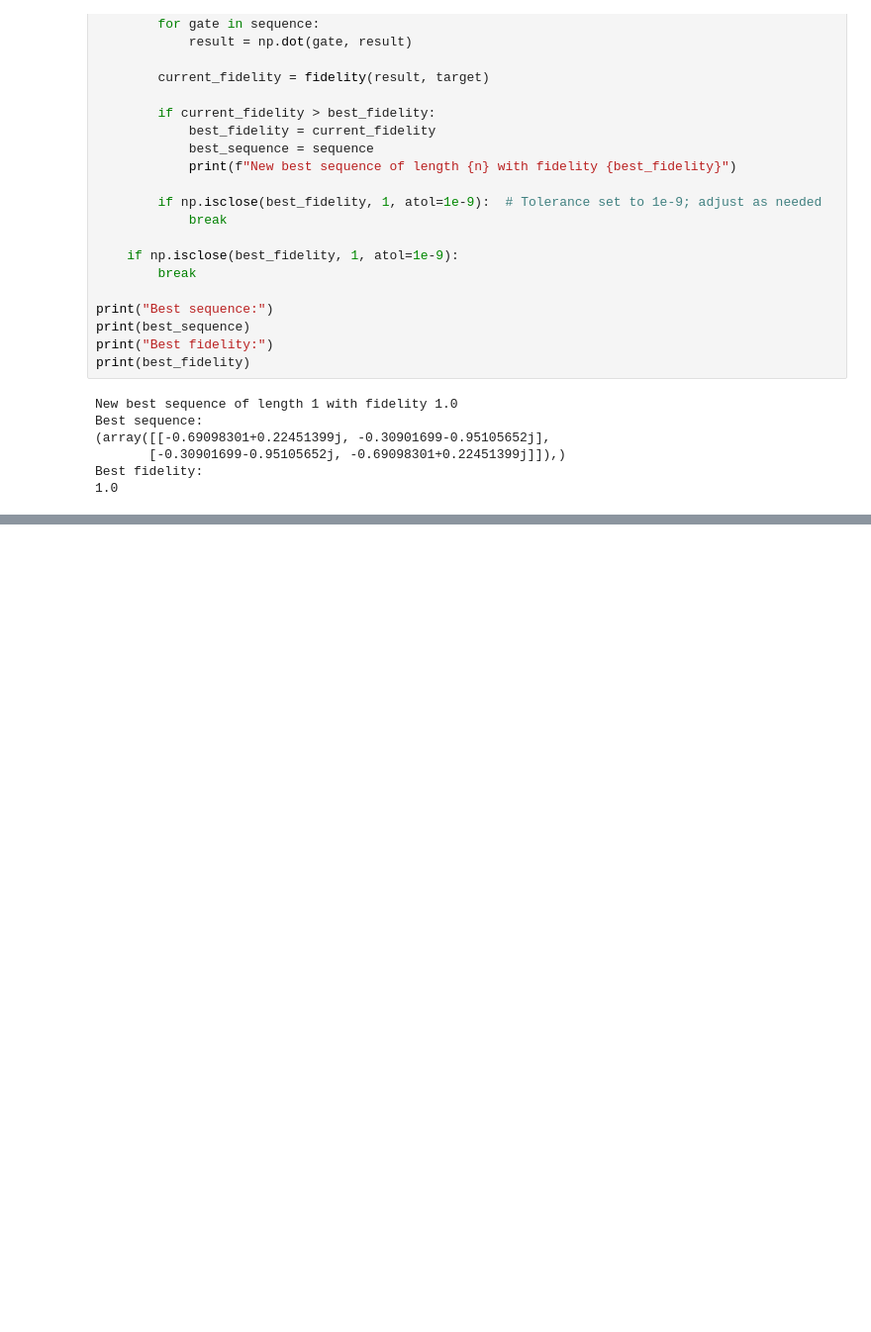
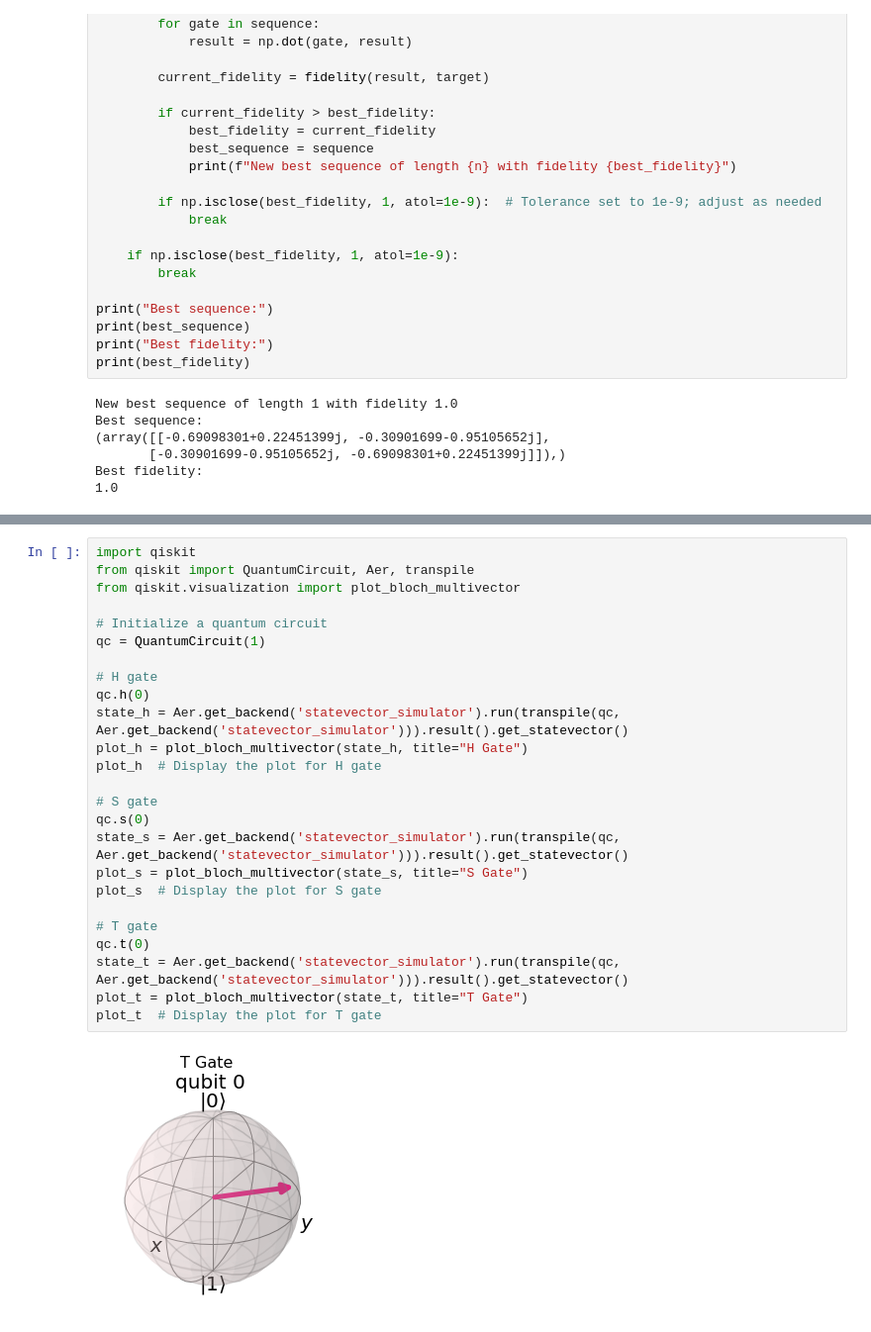
Before and after one commit to sofiaatuff/Q_Circuit_examples, a Jupyter notebook: testing_123.ipynb, the cells around one changed output, grey strips where cells are left out. Shown at 99% size. Saved outputs shown, nothing was run; the diff lists cells and outputs as text; blank space fills up the shorter version.

```diff
--- a/testing_123.ipynb
+++ b/testing_123.ipynb
@@ -317,0 +391,27 @@ Best fidelity:
+# %%
+import qiskit
+from qiskit import QuantumCircuit, Aer, transpile
+from qiskit.visualization import plot_bloch_multivector
+
+# Initialize a quantum circuit
+qc = QuantumCircuit(1)
+
+# H gate
+qc.h(0)
+state_h = Aer.get_backend('statevector_simulator').run(transpile(qc, Aer.get_backend('statevector_simulator'))).result().get_statevector()
+plot_h = plot_bloch_multivector(state_h, title="H Gate")
+plot_h  # Display the plot for H gate
+
+# S gate
+qc.s(0)
+state_s = Aer.get_backend('statevector_simulator').run(transpile(qc, Aer.get_backend('statevector_simulator'))).result().get_statevector()
+plot_s = plot_bloch_multivector(state_s, title="S Gate")
+plot_s  # Display the plot for S gate
+
+# T gate
+qc.t(0)
+state_t = Aer.get_backend('statevector_simulator').run(transpile(qc, Aer.get_backend('statevector_simulator'))).result().get_statevector()
+plot_t = plot_bloch_multivector(state_t, title="T Gate")
+plot_t  # Display the plot for T gate
+# %% [output]
+[figure, added]
```
Also changed, not shown: parts of 10 cells of this notebook, 5 other files.
